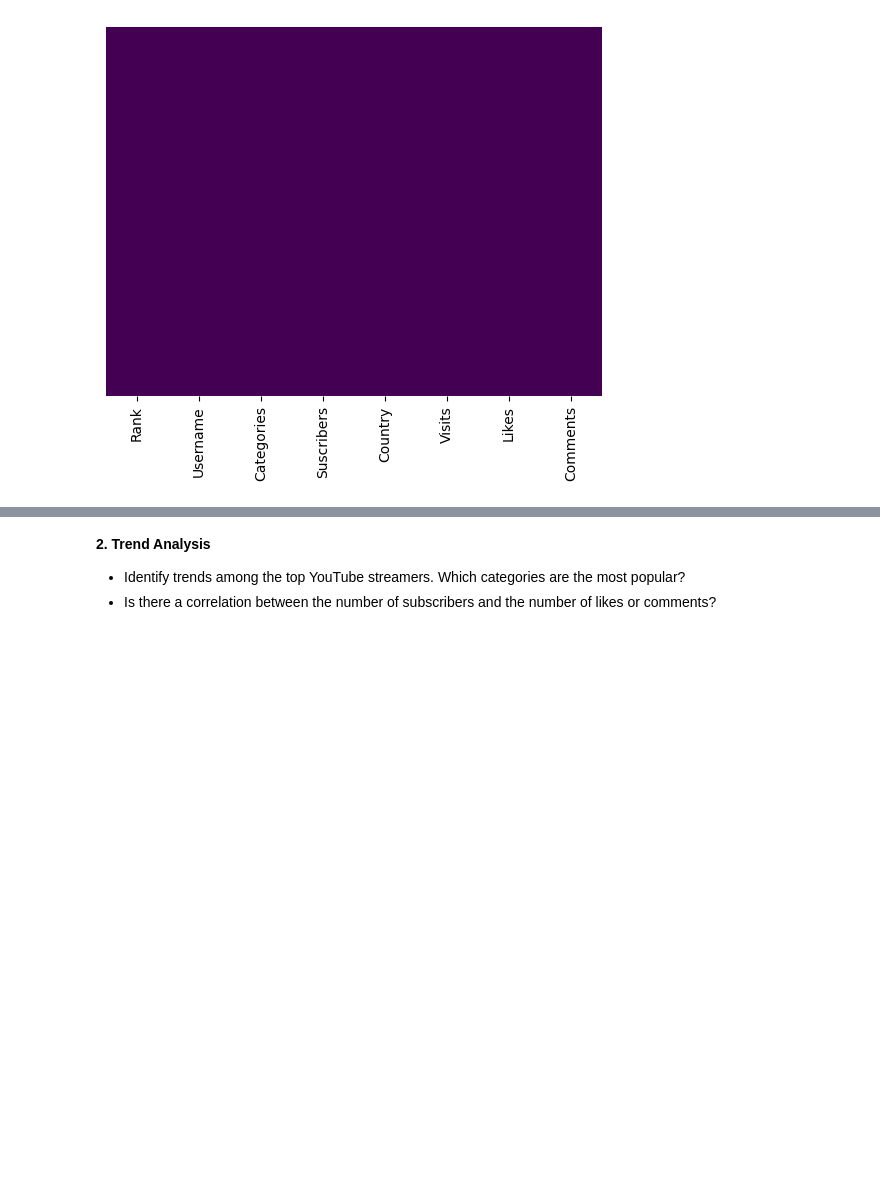
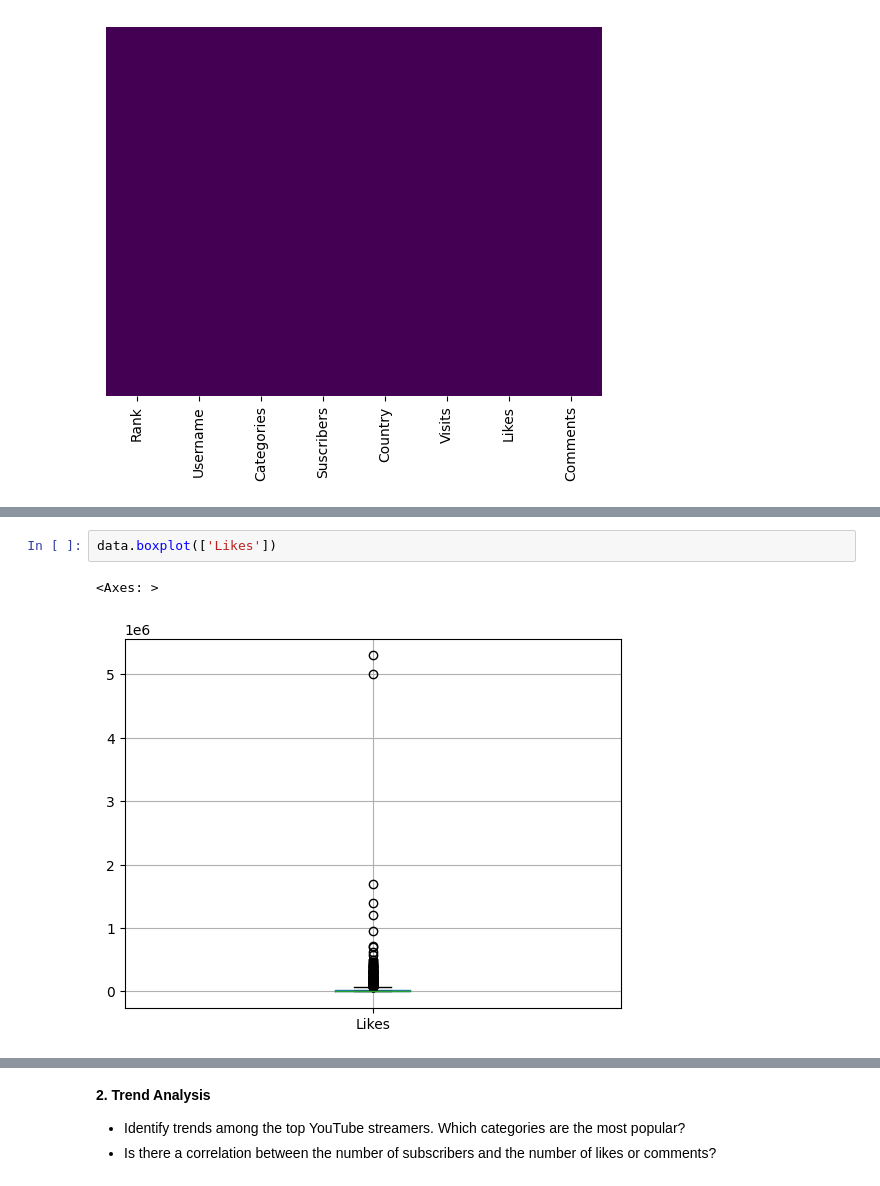
Before and after one commit to meet108/Interncarrer_Projects, a Jupyter notebook: youtubers.ipynb, the cells around one changed output, grey strips where cells are left out. Saved outputs shown, nothing was run; the diff lists cells and outputs as text; blank space fills up the shorter version.

```diff
--- a/youtubers.ipynb
+++ b/youtubers.ipynb
@@ -177,0 +188,5 @@ sns.heatmap(data.isnull(), yticklabels=False, cbar=False, cmap='viridis')
+# %%
+data.boxplot(['Likes'])
+# %% [output]
+<Axes: >
+[figure, added]
```
Also changed, not shown: parts of 5 cells of this notebook.
